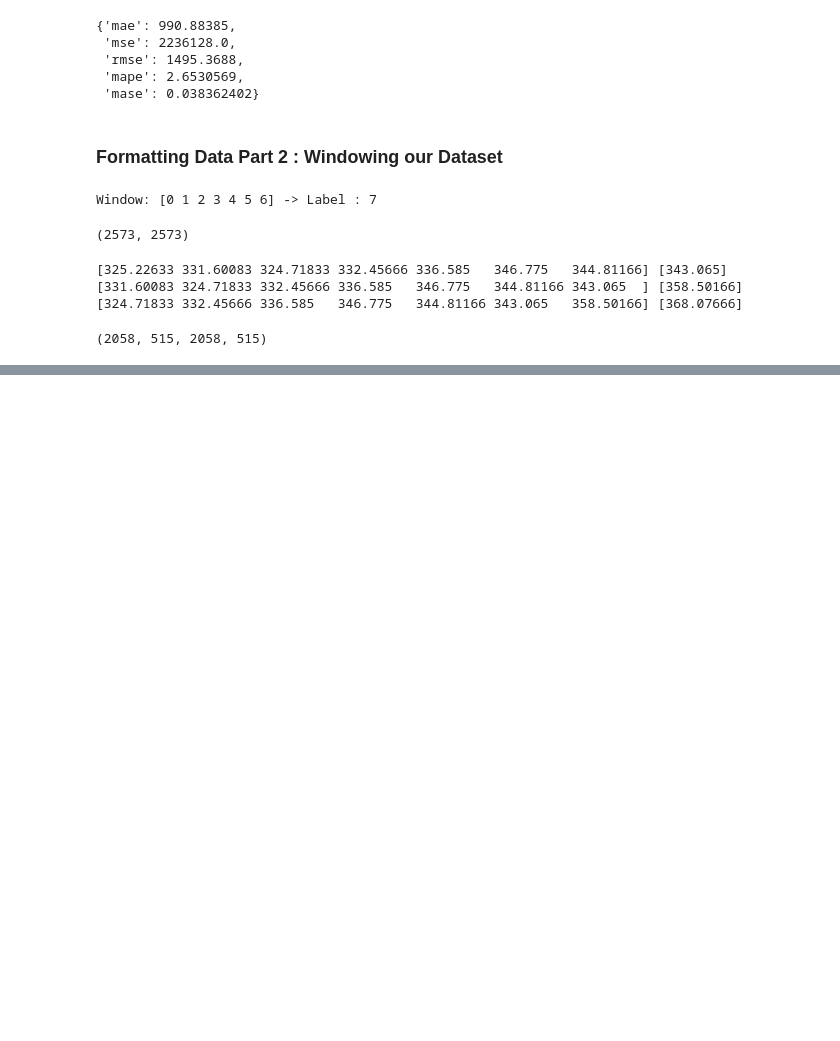
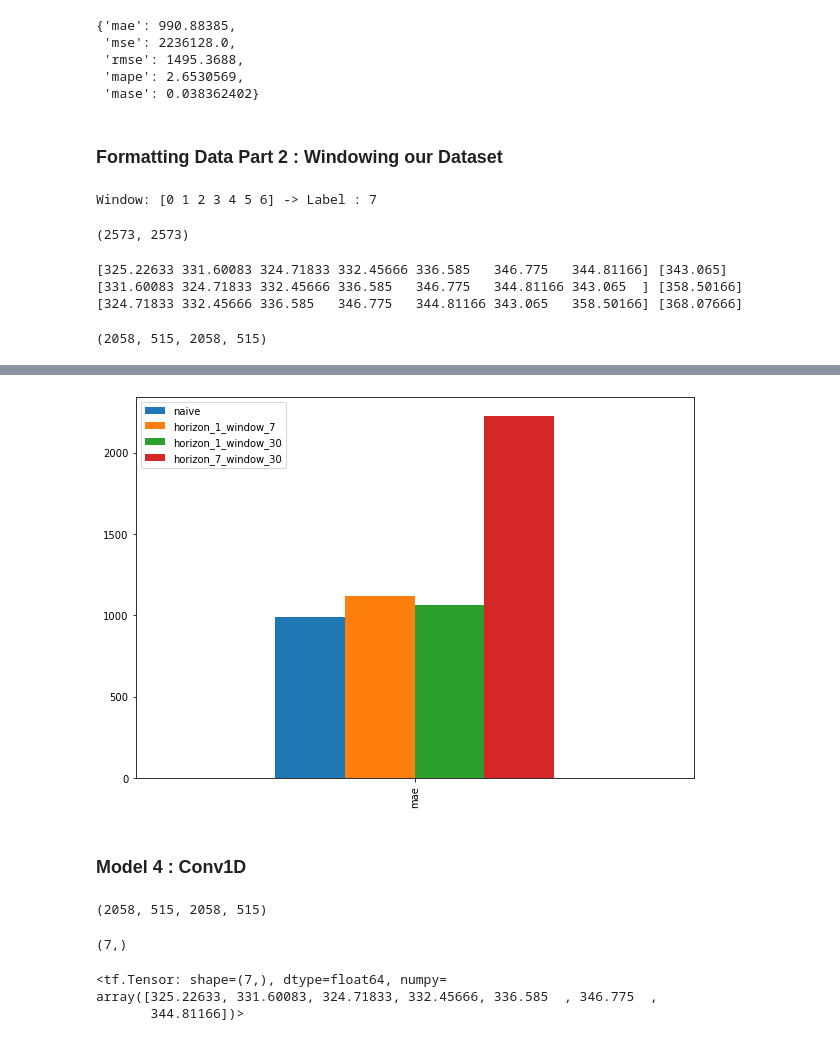
Before and after one commit to jjaimwork/Time-Series-with-TensorFlow, a Jupyter notebook: btc-time-series-notebook.ipynb, the cells around one changed output, grey strips where cells are left out. Cells and saved outputs as stored; diff of their text form; code cells hidden in the pictures; blank space fills up the shorter version.

```diff
--- a/btc-time-series-notebook.ipynb
+++ b/btc-time-series-notebook.ipynb
@@ -234,0 +502,26 @@ import os
+# %%
+def evaluate_preds(y_true, y_pred):
+  # Make sure float32 datatype (for metric calculations)
+  y_true = tf.cast(y_true, dtype=tf.float32)
+  y_pred = tf.cast(y_pred, dtype=tf.float32)
+
+  # Calculate various evaluation metrics
+  mae = tf.keras.metrics.mean_absolute_error(y_true, y_pred)
+  mse = tf.keras.metrics.mean_squared_error(y_true, y_pred)
+  rmse = tf.sqrt(mse)
+  mape = tf.keras.metrics.mean_absolute_percentage_error(y_true, y_pred)
+  mase = mean_absolute_scaled_error(y_true, y_pred)
+
+  # Account for different sized metrics (for longer horizons, we want to reduce metrics to a single value)
+  if mae.ndim > 0:
+    mae = tf.reduce_mean(mae)
+    mse = tf.reduce_mean(mse)
+    rmse = tf.reduce_mean(rmse)
+    mape = tf.reduce_mean(mape)
+    mase = tf.reduce_mean(mase)
+
+  return {"mae": mae.numpy(),
+          "mse": mse.numpy(),
+          "rmse": rmse.numpy(),
+          "mape": mape.numpy(),
+          "mase": mase.numpy()}
@@ -234,0 +553,33 @@ import os
+# %%
+pd.DataFrame({"naive": naive_results["mae"],
+              "horizon_1_window_7": model_1_results["mae"],
+              "horizon_1_window_30": model_2_results["mae"],
+              "horizon_7_window_30": model_3_results["mae"]}, index=["mae"]).plot(figsize=(10, 7), kind="bar");
+# %% [output]
+[figure, added]
+# %% [markdown]
+### Model 4 : Conv1D
+# %%
+HORIZON = 1
+WINDOW_SIZE = 7
+
+full_windows, full_labels = make_windows(prices, window_size=WINDOW_SIZE, horizon=HORIZON)
+
+train_windows, test_windows, train_labels, test_labels = make_train_test_splits(windows=full_windows,
+                                                                                labels=full_labels,
+                                                                                test_split=0.2)
+
+len(train_windows), len(test_windows), len(train_labels), len(test_labels)
+# %% [output]
+(2058, 515, 2058, 515)
+# %%
+train_windows[0].shape
+# %% [output]
+(7,)
+# %%
+x = tf.constant(train_windows[0])
+x
+# %% [output]
+<tf.Tensor: shape=(7,), dtype=float64, numpy=
+array([325.22633, 331.60083, 324.71833, 332.45666, 336.585  , 346.775  ,
+       344.81166])>
```
Also changed, not shown: parts of 49 cells of this notebook, 29 other files.
